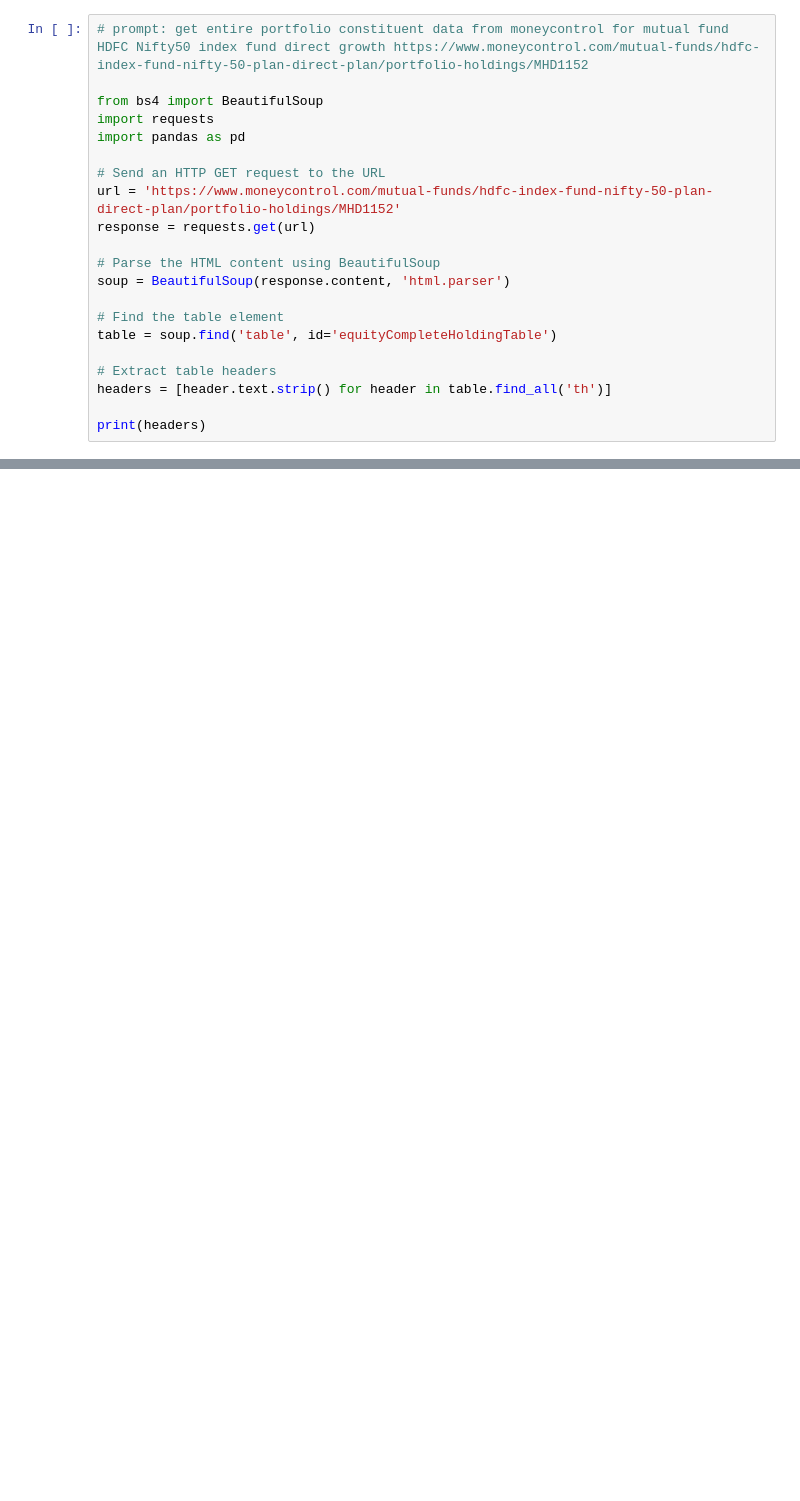
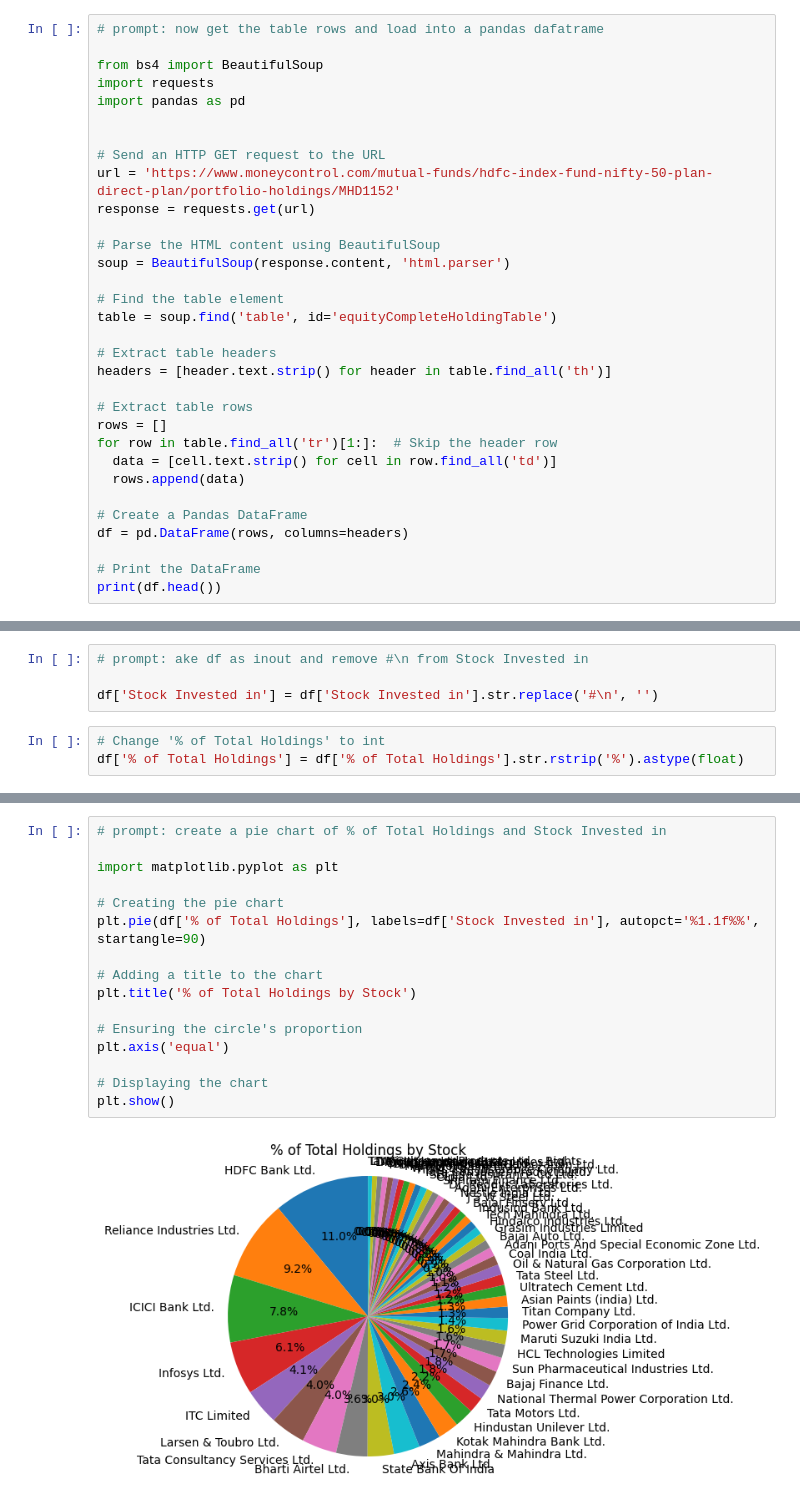
Before and after one commit to Krishna-Kumar-Sankaran-Kutty/PersonalFinanceUtils, a Jupyter notebook: GetMFData.ipynb, the cells around one changed output, grey strips where cells are left out. Saved outputs shown, nothing was run; the diff lists cells and outputs as text; blank space fills up the shorter version.

```diff
--- a/GetMFData.ipynb
+++ b/GetMFData.ipynb
@@ -24,9 +3,10 @@ print(nav_value)
 # %%
-# prompt: get entire portfolio constituent data from moneycontrol for mutual fund HDFC Nifty50 index fund direct growth https://www.moneycontrol.com/mutual-funds/hdfc-index-fund-nifty-50-plan-direct-plan/portfolio-holdings/MHD1152
+# prompt: now get the table rows and load into a pandas dafatrame
 
 from bs4 import BeautifulSoup
 import requests
 import pandas as pd
+
 
 # Send an HTTP GET request to the URL
 url = 'https://www.moneycontrol.com/mutual-funds/hdfc-index-fund-nifty-50-plan-direct-plan/portfolio-holdings/MHD1152'
@@ -41,5 +21,15 @@ table = soup.find('table', id='equityCompleteHoldingTable')
 # Extract table headers
 headers = [header.text.strip() for header in table.find_all('th')]
 
-print(headers)
+# Extract table rows
+rows = []
+for row in table.find_all('tr')[1:]:  # Skip the header row
+  data = [cell.text.strip() for cell in row.find_all('td')]
+  rows.append(data)
+
+# Create a Pandas DataFrame
+df = pd.DataFrame(rows, columns=headers)
+
+# Print the DataFrame
+print(df.head())
 # %% [output]
@@ -46,0 +56,7 @@ print(headers)
+# %%
+# prompt: ake df as inout and remove #\n from Stock Invested in
+
+df['Stock Invested in'] = df['Stock Invested in'].str.replace('#\n', '')
+# %%
+# Change '% of Total Holdings' to int
+df['% of Total Holdings'] = df['% of Total Holdings'].str.rstrip('%').astype(float)
@@ -46,0 +115,18 @@ print(headers)
+# %%
+# prompt: create a pie chart of % of Total Holdings and Stock Invested in
+
+import matplotlib.pyplot as plt
+
+# Creating the pie chart
+plt.pie(df['% of Total Holdings'], labels=df['Stock Invested in'], autopct='%1.1f%%', startangle=90)
+
+# Adding a title to the chart
+plt.title('% of Total Holdings by Stock')
+
+# Ensuring the circle's proportion
+plt.axis('equal')
+
+# Displaying the chart
+plt.show()
+# %% [output]
+[figure, added]
```
Also changed, not shown: parts of 5 cells of this notebook.
